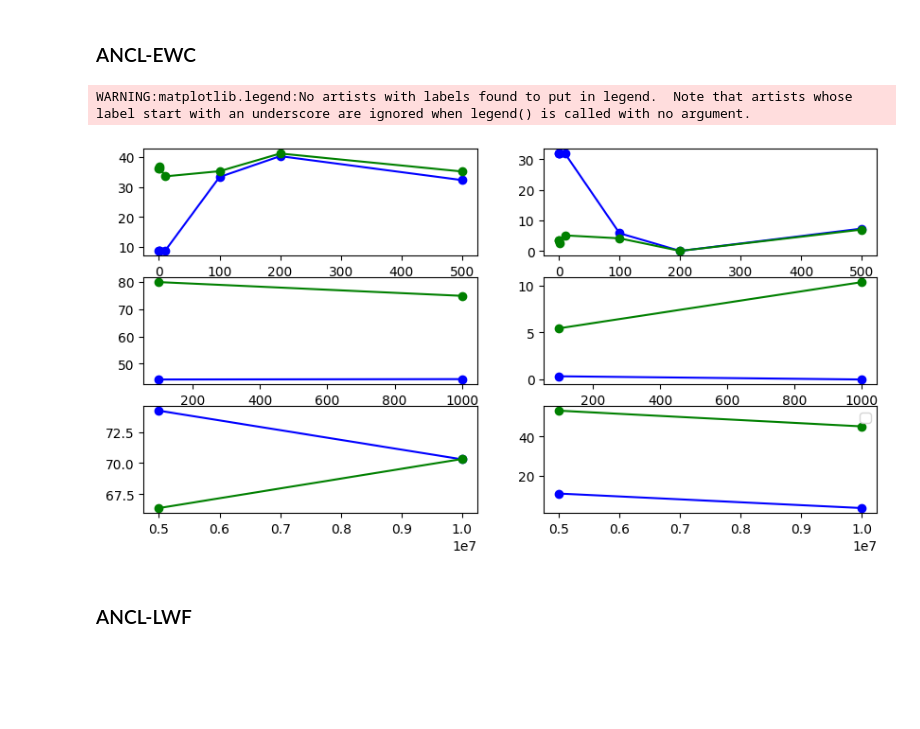
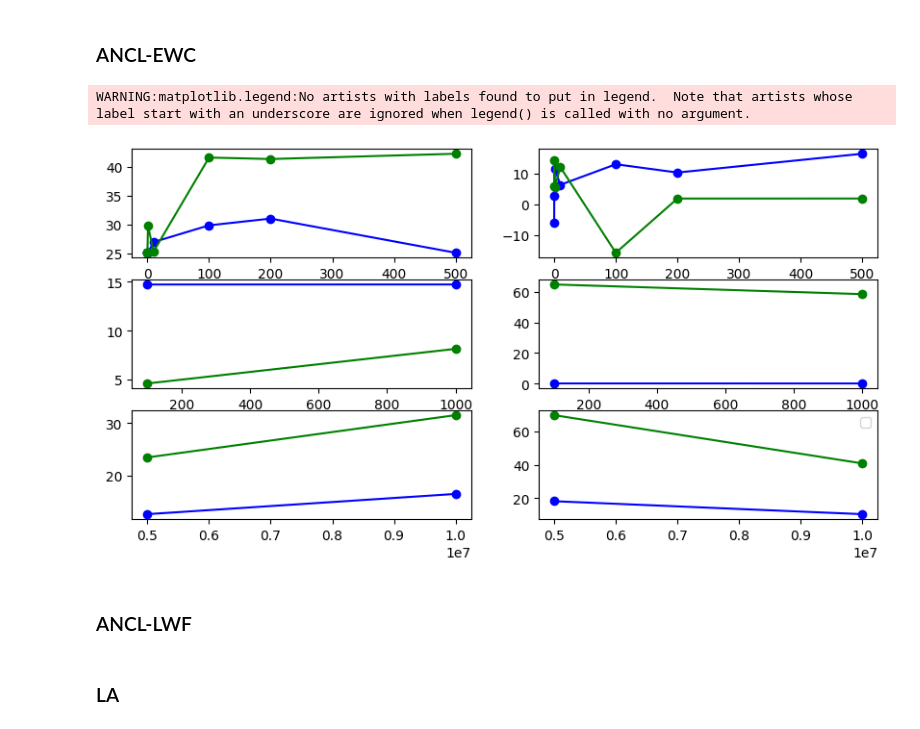
Before and after one commit to itsmemala/FABR, a Jupyter notebook: CL_Metrics.ipynb, the cells around one changed output. Saved outputs shown, nothing was run; the diff lists cells and outputs as text; code cells hidden in the pictures; blank space fills up the shorter version.

```diff
--- a/CL_Metrics.ipynb
+++ b/CL_Metrics.ipynb
@@ -909,7 +909,10 @@ for ax_idx,paths in enumerate(path_sets1):
             wd_low = 0
             for k,v_ar in alpha_rel.items():
               if 'output.adapter' in k or 'output.LayerNorm' in k or (dataset=='hwu64' and 'last' in k):
-                  assert v_ar.shape==wd_old_magn[k].shape
+                  try:
+                      assert v_ar.shape==wd_old_magn[k].shape
+                  except AttributeError:
+                      print(k, wd_old_magn[k], v_ar.shape)
                   v_ar, wd = v_ar.flatten().numpy(), wd_old_magn[k].flatten().numpy()
                   cnt_tot += len(v_ar)
                   wd_high += np.sum(wd[np.where(v_ar>0.5)], axis=0)
@@ -1180,7 +1247,7 @@ WARNING:matplotlib.legend:No artists with labels found to put in legend.  Note t
 # %% [markdown]
 ### ANCL-EWC
 # %%
-t = 2
+t = 6
 datasets=['annomi','hwu64','hwu64']
 # path_alpharel = '/content/gdrive/MyDrive/Collas24/BehavSH/BehavSH_NoL1LAMAS_AdaptZero_2tasks.ind_max.'
 path_sets = [
@@ -1192,7 +1259,10 @@ path_sets = [
     ,'/content/gdrive/MyDrive/Collas24/BehavSH/BehavSH_MAS.7/'
     ,'/content/gdrive/MyDrive/Collas24/BehavSH/BehavSH_MAS.6/'
     ],
-    ['/content/gdrive/MyDrive/Collas24/IntentSH_MAS_wlast.3/',
+    ['/content/gdrive/MyDrive/Collas24/IntentSH_MAS_wlast.6/',
+     '/content/gdrive/MyDrive/Collas24/IntentSH_MAS_wlast.5/',
+    #  '/content/gdrive/MyDrive/Collas24/IntentSH_MAS_wlast.4/',
+     '/content/gdrive/MyDrive/Collas24/IntentSH_MAS_wlast.3/',
      '/content/gdrive/MyDrive/Collas24/IntentSH_MAS_wlast.2/'
     ],
     ['/content/gdrive/MyDrive/Collas24/IntentSH_EWC_wlast.4/',
@@ -1225,34 +1295,34 @@ for ax_idx,(dataset,paths,x_labels) in enumerate(zip(datasets,path_sets,x_label_
                 try:
                     if t==6:
                         score = get_overall_f1_all(ypath)
                     else:
                         score = get_overall_f1(ypath)
                 except FileNotFoundError:
                     continue
                 if score > best_score:
                     best_score = score
                     best_ancl_idx = ancl_idx
             ancl_path = path[:-1].replace('MAS','ANCLMAS').replace('EWC','ANCLEWC') + best_ancl_idx + '/'
             ypath = ancl_path + get_res_fname(rand_idx,ancl_path,dataset)
             if t==6:
                 l1_ancl.append(get_overall_f1_all(ypath)*100)
                 l2_ancl.append(get_forgetting_all(ypath)*100)
             else:
                 l1_ancl.append(get_overall_f1(ypath)*100)
                 l2_ancl.append(get_forgetting(ypath)*100)
 
         axes[ax_idx,0].plot(x_labels, l1, marker='o', color='blue')
         axes[ax_idx,0].plot(x_labels, l1_ancl, marker='o', color='green')
 
         axes[ax_idx,1].plot(x_labels, l2, marker='o', color='blue')
         axes[ax_idx,1].plot(x_labels, l2_ancl, marker='o', color='green')
 
 
 plt.legend()
 plt.show()
 # %% [output]
 WARNING:matplotlib.legend:No artists with labels found to put in legend.  Note that artists whose label start with an underscore are ignored when legend() is called with no argument.
-[figure, old version]
+[figure, new version]
 # %% [markdown]
 ### ANCL-LWF
 # %%
@@ -1338,3 +1408,5 @@ for ax_idx,(dataset,paths,x_labels) in enumerate(zip(datasets,path_sets,x_label_
 
 plt.legend()
 plt.show()
+# %% [markdown]
+### LA
```
Also changed, not shown: parts of 4 cells of this notebook, 8 other files.
